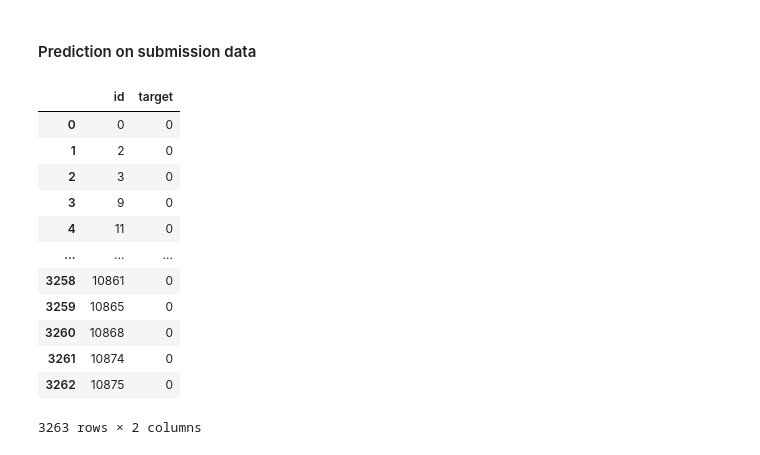
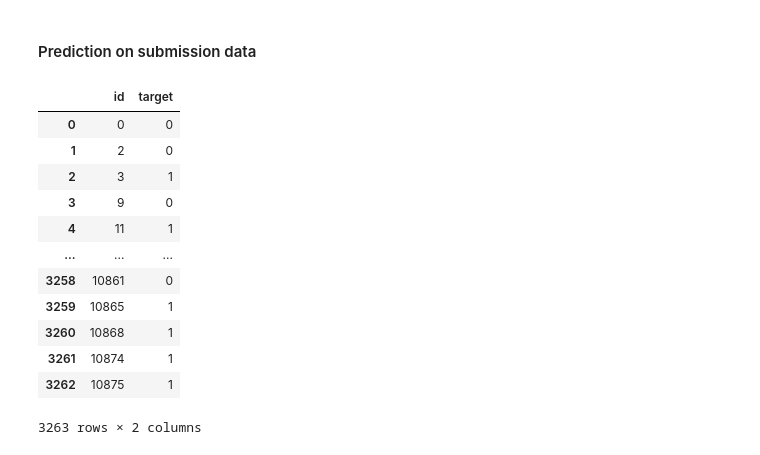
Before and after one commit to e-hokage777/Machine_Learning_Projects, a Jupyter notebook: NLP/NLP_With_Disaster_Tweets/NLP_with_disaster_tweets.ipynb, the cells around one changed output. Drawn from its saved outputs; the diff is of its cells as text; code cells hidden in the pictures.

```diff
--- a/NLP/NLP_With_Disaster_Tweets/NLP_with_disaster_tweets.ipynb
+++ b/NLP/NLP_With_Disaster_Tweets/NLP_with_disaster_tweets.ipynb
@@ -371,26 +371,26 @@ with torch.no_grad():
 ## creating submission dataframe
 ids = df_test["id"].values
 
-sub_df = pd.DataFrame({"id": ids, "target": sub_preds})
+sub_df = pd.DataFrame({"id": ids, "target": sub_preds.astype(int)})
 
 ## saving as csv
 if not os.path.exists("x__submissions"):
     os.mkdir("x__submissions")
 
 sub_df.to_csv("x__submissions/sub1.csv", index=False)
-# %%
-sample_submission
-# %% [output]
-|  | id | target |
-| 0 | 0 | 0 |
-| 1 | 2 | 0 |
-| 2 | 3 | 0 |
-| 3 | 9 | 0 |
-| 4 | 11 | 0 |
-| ... | ... | ... |
-| 3258 | 10861 | 0 |
-| 3259 | 10865 | 0 |
-| 3260 | 10868 | 0 |
-| 3261 | 10874 | 0 |
-| 3262 | 10875 | 0 |
-3263 rows × 2 columns
+# %%
+sub_df
+# %% [output]
+|  | id | target |
+| 0 | 0 | 0 |
+| 1 | 2 | 0 |
+| 2 | 3 | 1 |
+| 3 | 9 | 0 |
+| 4 | 11 | 1 |
+| ... | ... | ... |
+| 3258 | 10861 | 0 |
+| 3259 | 10865 | 1 |
+| 3260 | 10868 | 1 |
+| 3261 | 10874 | 1 |
+| 3262 | 10875 | 1 |
+3263 rows × 2 columns
```
